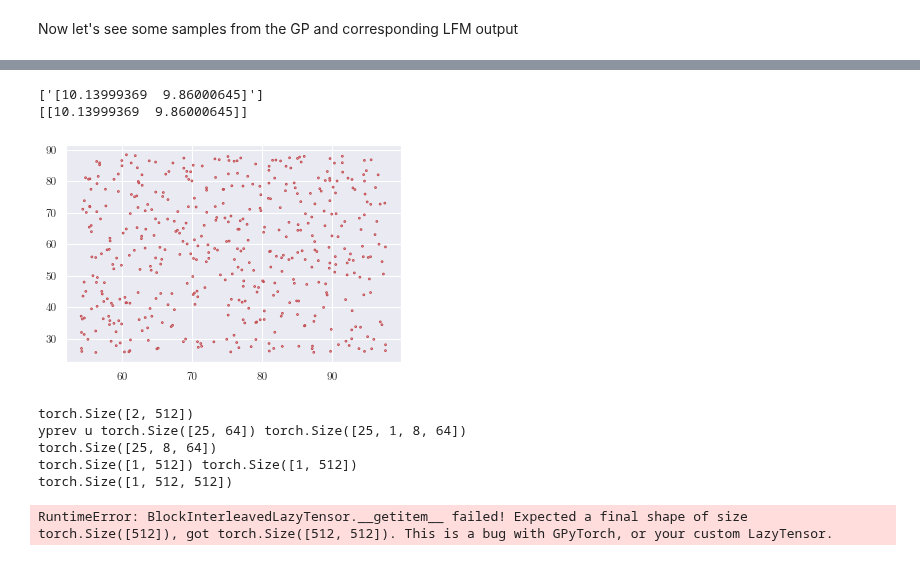
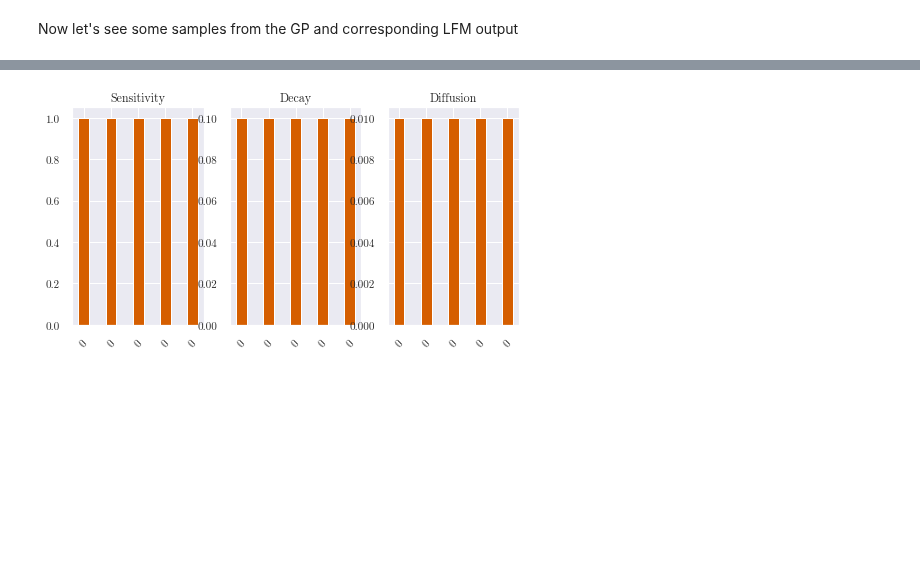
Before and after one commit to mossjacob/alfi, a Jupyter notebook: docs/notebooks/pde/pde.ipynb, the cells around one changed output, grey strips where cells are left out. Drawn from its saved outputs; the diff is of its cells as text; code cells hidden in the pictures; blank space fills up the shorter version.

```diff
--- a/docs/notebooks/pde/pde.ipynb
+++ b/docs/notebooks/pde/pde.ipynb
@@ -221,9 +233,15 @@ Epoch 001/001 - Loss: 1562.11 (1562.11 0.00) λ: [10.13999369  9.86000645] s: 0.
+# %%
+filepath = path.join('../../../experiments', 'dros-kr', 'partial', 'savedmodel')
+
+# lfm.save(filepath)
 # %%
-lfm = PartialLFM.load('test',
+lfm = PartialLFM.load(filepath,
                       gp_cls=MultiOutputGP,
                       gp_args=[inducing_points, 1],
                       gp_kwargs=gp_kwargs,
-                      lfm_args=[config, dataset])
+                      lfm_args=[1, fenics_model, fenics_params, config])
+# lfm = PartialLFM(gp_model, fenics_model, fenics_params, config)
 
+gp_model = lfm.gp_model
 optimizer = torch.optim.Adam(lfm.parameters(), lr=0.07)
-trainer = PDETrainer(lfm, optimizer, dataset)
+trainer = PDETrainer(lfm, optimizer, dataset, track_parameters=list(lfm.fenics_named_parameters.keys()))
@@ -252,11 +255,0 @@ lfm.save('test')
-# %%
-xy = lfm.inducing_points.detach()[0]
-plt.scatter(xy[:, 0], xy[:, 1], facecolors='none', edgecolors='r', s=3)
-
-kernel = lfm.gp_model.covar_module
-print([str(l.detach().numpy()) for l in kernel.lengthscale[0]])
-print(str(kernel.lengthscale[0].detach().numpy()))
-# %% [output]
-['[10.13999369  9.86000645]']
-[[10.13999369  9.86000645]]
-[figure, removed]
@@ -267,13 +255,0 @@ tx = tx[0]
-# %%
-initial_value = None
-print(tx.shape)
-f_mean, f_var = lfm(tx, initial_value)
-plt.imshow(f_mean.transpose(1, 2)[0].detach())
-plt.scatter(tx[0], tx[1], c=output)
-# %% [output]
-torch.Size([2, 512])
-yprev u torch.Size([25, 64]) torch.Size([25, 1, 8, 64])
-torch.Size([25, 8, 64])
-torch.Size([1, 512]) torch.Size([1, 512])
-torch.Size([1, 512, 512])
-RuntimeError: BlockInterleavedLazyTensor.__getitem__ failed! Expected a final shape of size torch.Size([512]), got torch.Size([512, 512]). This is a bug with GPyTorch, or your custom LazyTensor.
@@ -281,0 +256,14 @@ print(lfm.kernel.lengthscale, lfm.sensitivity, lfm.diffusion)
+# %%
+plotter = Plotter(lfm, np.arange(1))
+
+
+labels = ['Sensitivity', 'Decay', 'Diffusion']
+kinetics = list()
+for key in lfm.fenics_named_parameters.keys():
+    kinetics.append(trainer.parameter_trace[key][-1].squeeze().numpy())
+
+plotter.plot_double_bar(kinetics, labels)
+
+plotter.plot_latents()
+# %% [output]
+[figure, added]
```
Also changed, not shown: parts of 14 cells of this notebook, 11 other files.
